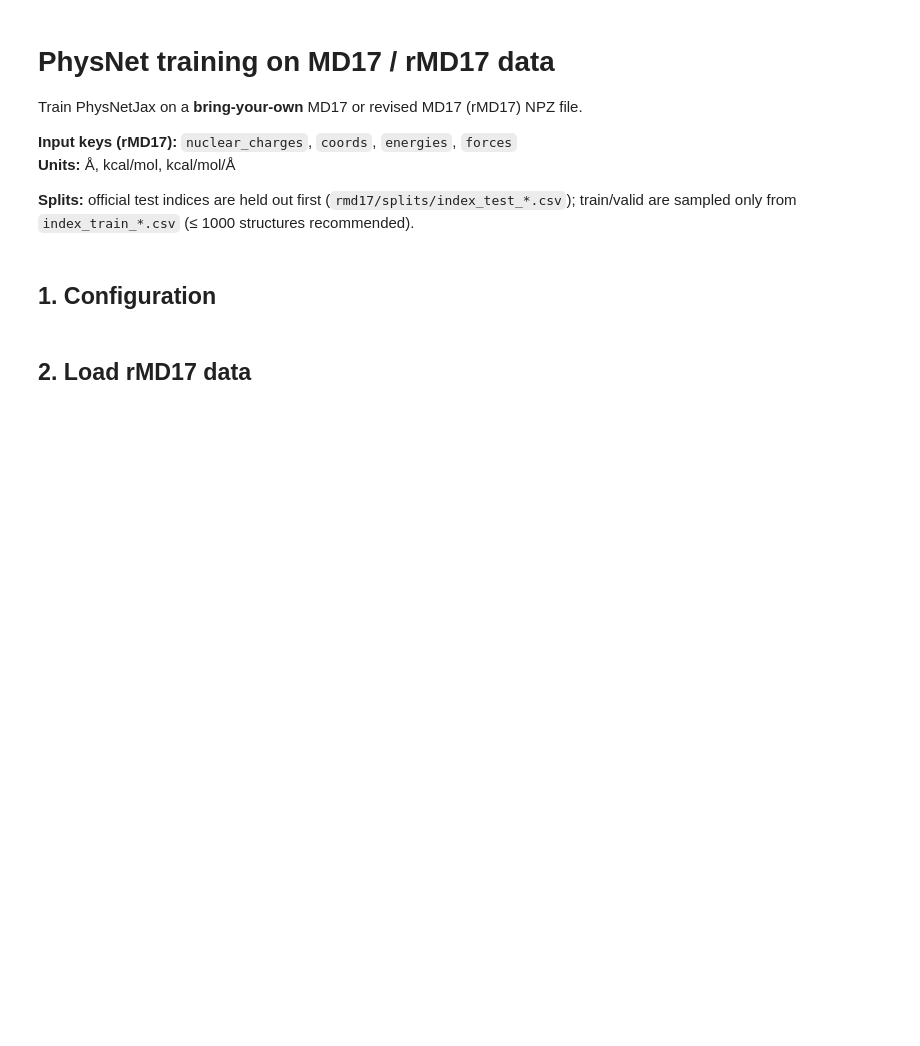
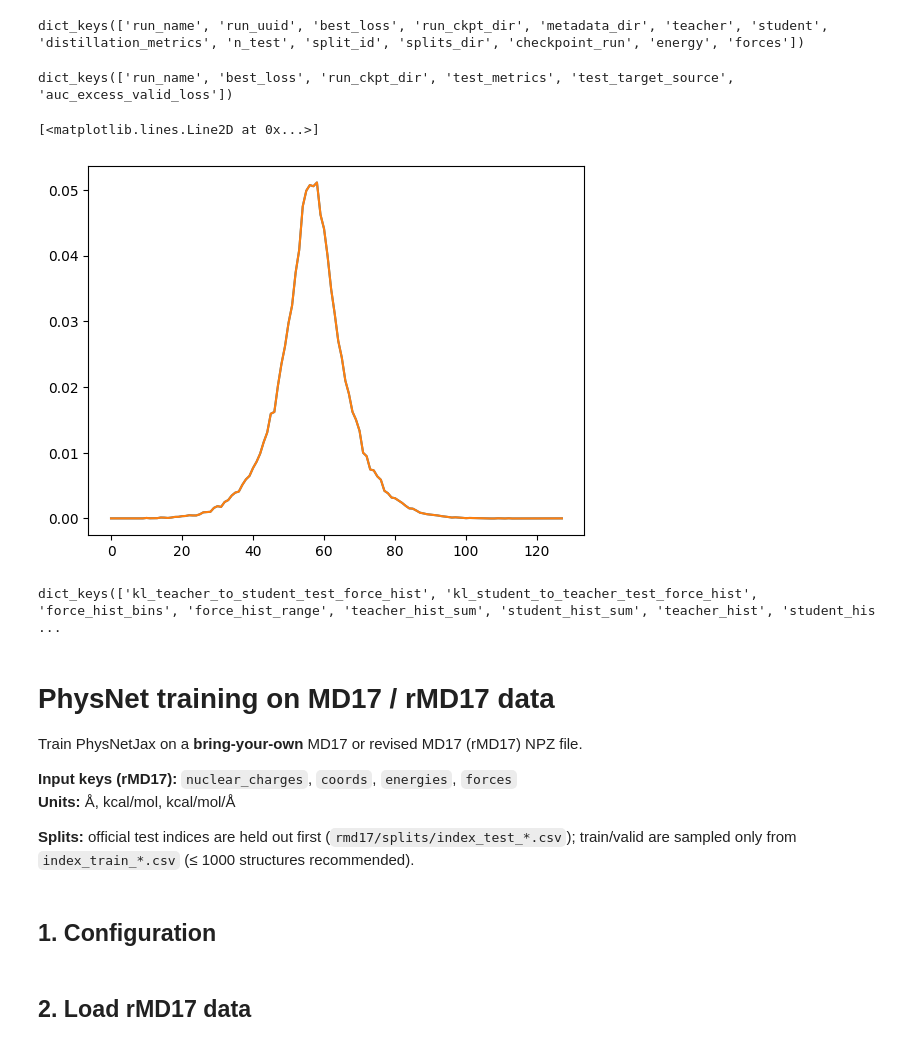
Before and after one commit to EricBoittier/epiplexity_mlip, a Jupyter notebook: 01.ipynb, the cells around one changed output. Drawn from its saved outputs; the diff is of its cells as text; code cells hidden in the pictures; blank space fills up the shorter version.

```diff
--- a/01.ipynb
+++ b/01.ipynb
@@ -1,3 +1,29 @@
+# %%
+import json
+
+# Open the JSON file and load its content
+with open('checkpoints/rmd17_aspirin/experiment_results.json', 'r') as file:
+    data = json.load(file)
+
+# Now 'data' is a Python dictionary or list
+print(data[0].keys())
+# %% [output]
+dict_keys(['run_name', 'run_uuid', 'best_loss', 'run_ckpt_dir', 'metadata_dir', 'teacher', 'student', 'distillation_metrics', 'n_test', 'split_id', 'splits_dir', 'checkpoint_run', 'energy', 'forces'])
+# %%
+print(data[0]["student"].keys())
+# %% [output]
+dict_keys(['run_name', 'best_loss', 'run_ckpt_dir', 'test_metrics', 'test_target_source', 'auc_excess_valid_loss'])
+# %%
+import matplotlib.pyplot as plt
+plt.plot(data[0]["distillation_metrics"]["teacher_hist"])
+plt.plot(data[0]["distillation_metrics"]["student_hist"])
+# %% [output]
+[<matplotlib.lines.Line2D at 0x...>]
+[figure, added]
+# %%
+data[0]["distillation_metrics"].keys()
+# %% [output]
+dict_keys(['kl_teacher_to_student_test_force_hist', 'kl_student_to_teacher_test_force_hist', 'force_hist_bins', 'force_hist_range', 'teacher_hist_sum', 'student_hist_sum', 'teacher_hist', 'student_his ...
 # %%
 import numpy as np
 import pandas as pd
```
